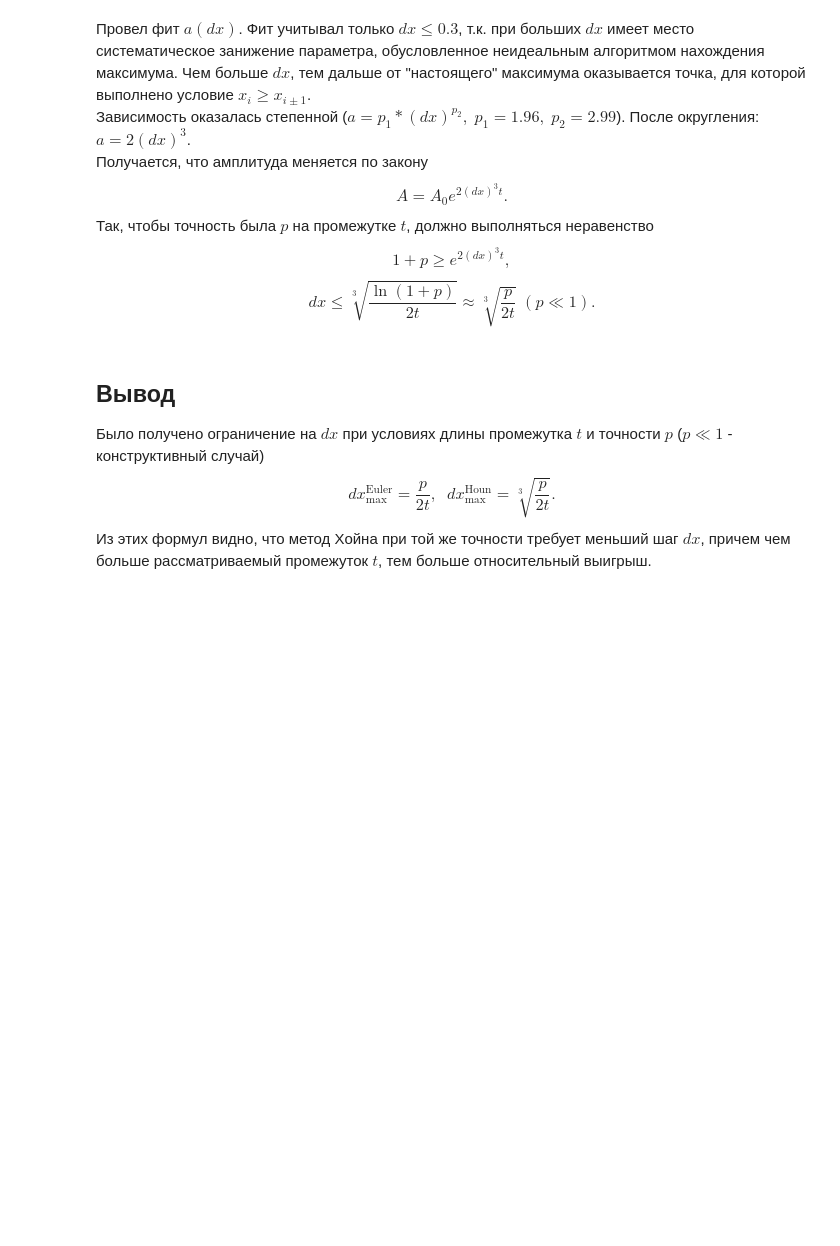
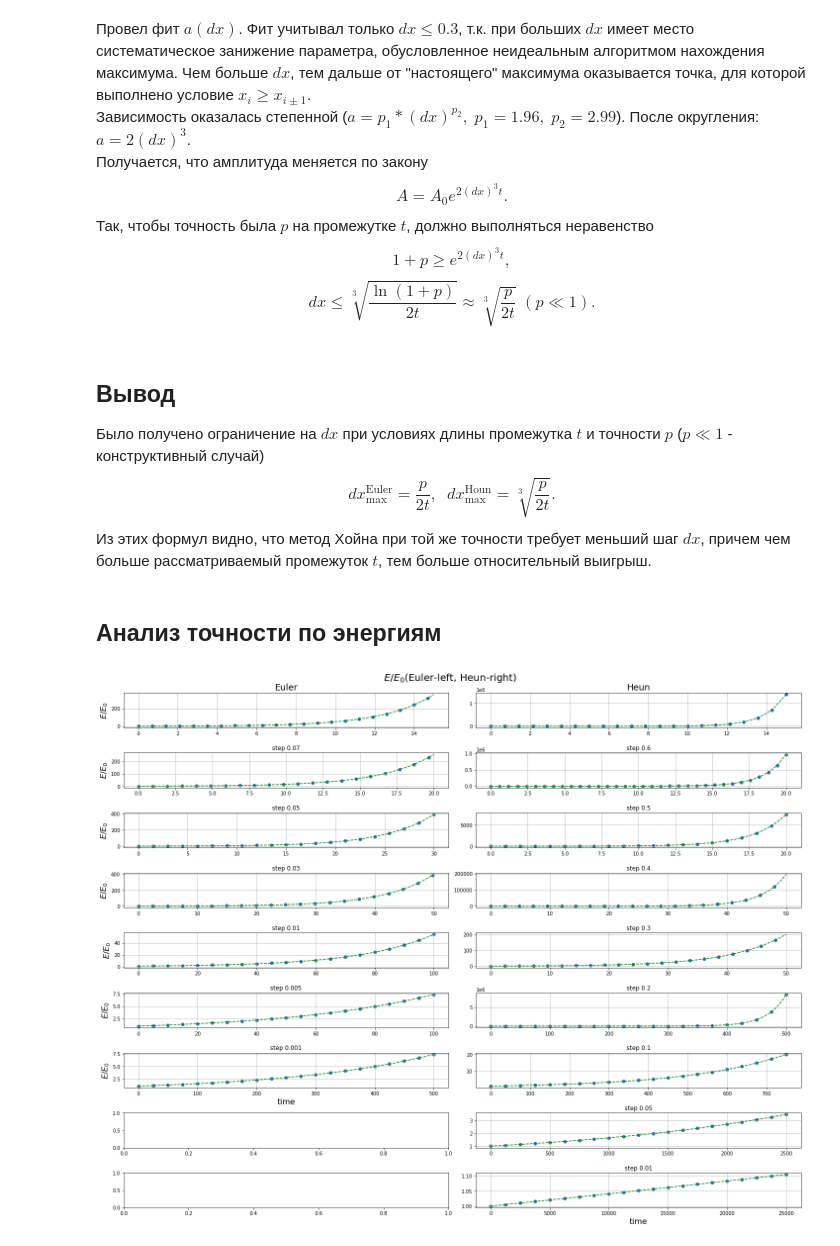
Before and after one commit to GintGld/modeling_MIPT, a Jupyter notebook: wk3/gr.ipynb, the cells around one changed output. Drawn from its saved outputs; the diff is of its cells as text; code cells hidden in the pictures; blank space fills up the shorter version.

```diff
--- a/wk3/gr.ipynb
+++ b/wk3/gr.ipynb
@@ -346,3 +346,5 @@ $$dx \leq \sqrt[3]{\dfrac{\ln(1+p)}{2t}} \approx \sqrt[3]{\dfrac{p}{2t}} \; (p \
 Было получено ограничение на $dx$ при условиях  длины промежутка $t$ и точности $p$ ($p \ll 1$ - конструктивный случай)
 $$\boxed{dx_{\text{max}}^{\text{Euler}} = \dfrac{p}{2t}, \;\;dx_{\text{max}}^{\text{Houn}} = \sqrt[3]{\dfrac{p}{2t}}.}$$
 Из этих формул видно, что метод Хойна при той же точности требует меньший шаг $dx$, причем чем больше рассматриваемый промежуток $t$, тем больше относительный выигрыш.
+# %% [markdown]
+## Анализ точности по энергиям
@@ -348,0 +371,43 @@ $$\boxed{dx_{\text{max}}^{\text{Euler}} = \dfrac{p}{2t}, \;\;dx_{\text{max}}^{\t
+# %%
+E_e = []
+E_h = []
+for i in range(len(de)):
+    E_e.append(((de[i].v_e**2 + de[i].w[0] ** 2 * de[i].x_e**2)) / (de[i].v_e[0]**2 + de[i].w[0] **2 * de[i].x_e[0]**2))
+for i in range(len(dh)):
+    E_h.append(((dh[i].v_h**2 + dh[i].w[0] ** 2 * dh[i].x_h**2)) / (dh[i].v_h[0]**2 + dh[i].w[0] **2 * dh[i].x_h[0]**2))
+
+fe = []
+fh =[]
+for i in range(len(de)):
+    fe.append(np.polyfit(np.linspace(0, de[i].L[0], len(E_e[i])), np.log(E_e[i]), deg=1))
+for i in range(len(dh)):
+    fh.append(np.polyfit(np.linspace(0, dh[i].L[0], len(E_h[i])), np.log(E_h[i]), deg=1))
+# %%
+fig, ax = plt.subplots(max(len(de),len(df)),2)
+fig.set_size_inches(20,16)
+fig.suptitle('$E/E_0$(Euler-left, Heun-right)', fontsize=20)
+for i in range(len(E_e)):
+    t = np.linspace(0, de[i].L[0], len(E_e[i]))
+    ax[i][0].set_title('step '+str(de[i].dx[0]))
+    ax[i][0].scatter(t[0::int(0.05*len(E_e[i]))], E_e[i][0::int(0.05*len(E_e[i]))])
+    ax[i][0].plot(t, np.exp(fe[i][1]) * np.exp(fe[i][0] * t), '--', c='green')
+    ax[i][0].grid(True)
+    ax[i][0].set_ylabel('$E/E_0$', fontsize=16)
+    #ax[i][0].set_yscale('log')
+for i in range(len(E_h)):
+    t = np.linspace(0, dh[i].L[0], len(E_h[i]))
+    ax[i][1].set_title('step '+str(dh[i].dx[0]))
+    ax[i][1].scatter(t[0::int(0.05*len(E_h[i]))], E_h[i][0::int(0.05*len(E_h[i]))])
+    ax[i][1].plot(t, np.exp(fh[i][1]) * np.exp(fh[i][0] * t), '--', c='green')
+    ax[i][1].grid(True)
+    #ax[i][1].set_yscale('log')
+
+ax[0][0].set_title('Euler', fontsize=18)
+ax[0][1].set_title('Heun', fontsize=18)
+ax[len(E_e)-1][0].set_xlabel('time', fontsize=16)
+ax[len(E_h)-1][1].set_xlabel('time', fontsize=16)
+
+plt.tight_layout()
+plt.show()
+# %% [output]
+[figure, added]
```
Also changed, not shown: parts of 5 cells of this notebook.
